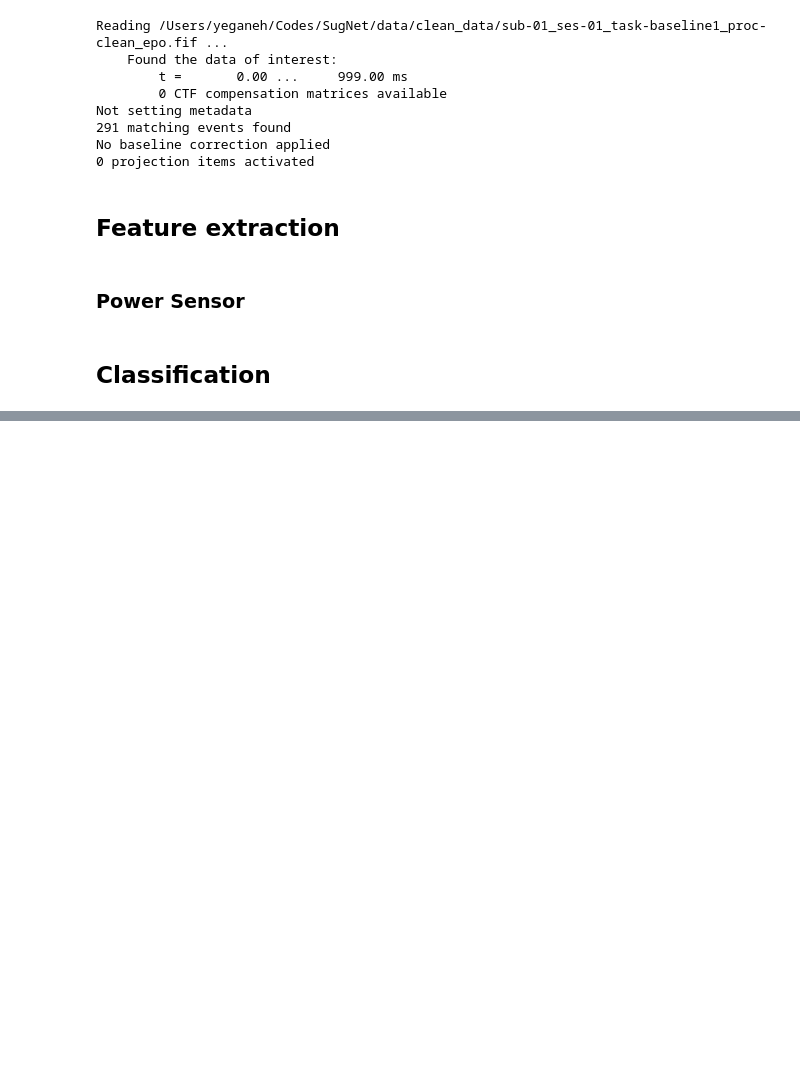
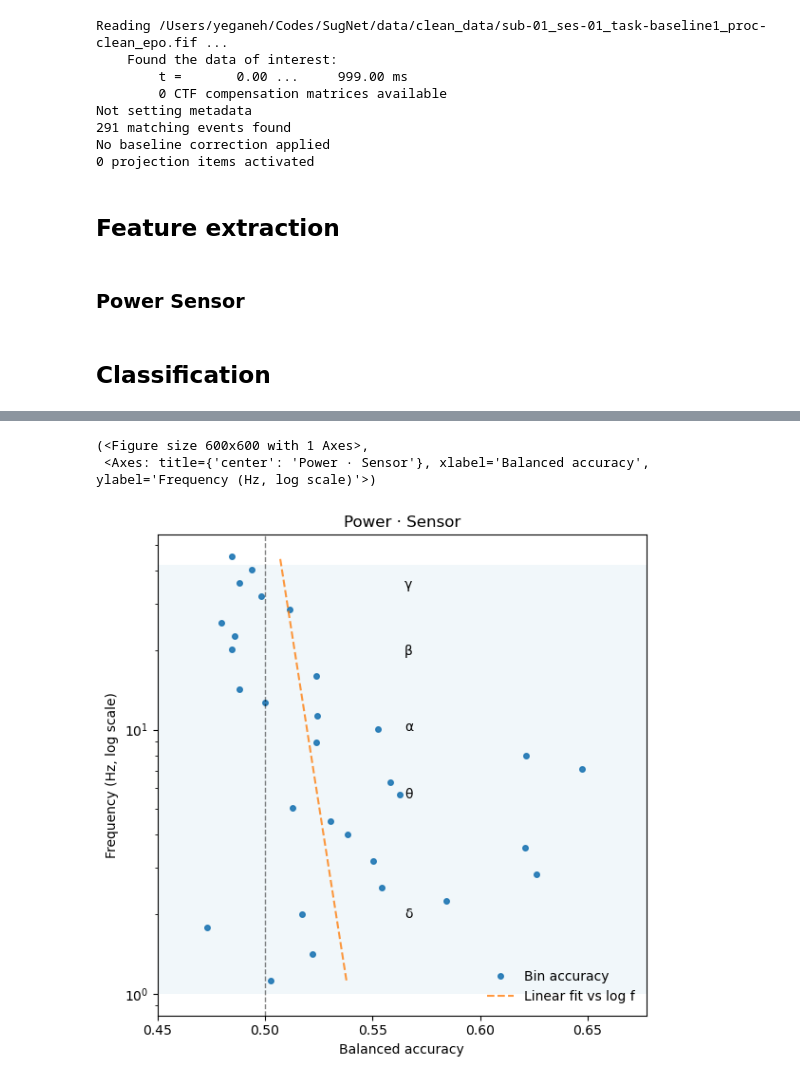
Before and after one commit to Yeganehfrh/SugNet, a Jupyter notebook: notebooks/Accuracy-Frequency.ipynb, the cells around one changed output, grey strips where cells are left out. Saved outputs shown, nothing was run; the diff lists cells and outputs as text; code cells hidden in the pictures; blank space fills up the shorter version.

Commit message:
train classifiers and plot frequency (log) vs accuracy

```diff
--- a/notebooks/Accuracy-Frequency.ipynb
+++ b/notebooks/Accuracy-Frequency.ipynb
@@ -106,20 +106,5 @@ for key in psds.keys():
     roi_features = (roi_features - roi_features.mean(axis=0, keepdims=True)) / roi_features.std(axis=0, keepdims=True)
 
     roi_features_all[key] = roi_features
-# %%
-df = pd.DataFrame([])
-for key in roi_features_all.keys():
-    df = pd.concat([df, pd.DataFrame(roi_features_all[key][0], columns=[key], index=list(rois.keys())).T], axis=0)
-
-df.reset_index(inplace=True)
-df[['bids_id', 'condition']] = df['index'].apply(lambda x: x.split('_')).apply(pd.Series)
-df.drop(columns='index', inplace=True)
-df['session'] = df['condition'].apply(lambda x: x[-1])
-
-# open session data and merge with power values
-session_data = pd.read_csv('data/behavioral_data/archived/behavioral_data.csv')
-df = df.astype({'session': 'int64'})
-df = pd.merge(session_data, df, how='right', on=['session', 'bids_id'], right_index=False)
-df.insert(1, 'condition', df.pop('condition'))
 # %% [markdown]
 ## Classification
@@ -125,0 +246,6 @@ df.insert(1, 'condition', df.pop('condition'))
+# %%
+plot_freq_accuracy(centers, acc_mean)
+# %% [output]
+(<Figure size 600x600 with 1 Axes>,
+ <Axes: title={'center': 'Power · Sensor'}, xlabel='Balanced accuracy', ylabel='Frequency (Hz, log scale)'>)
+[figure, added]
```
Also changed, not shown: parts of 4 cells of this notebook.
